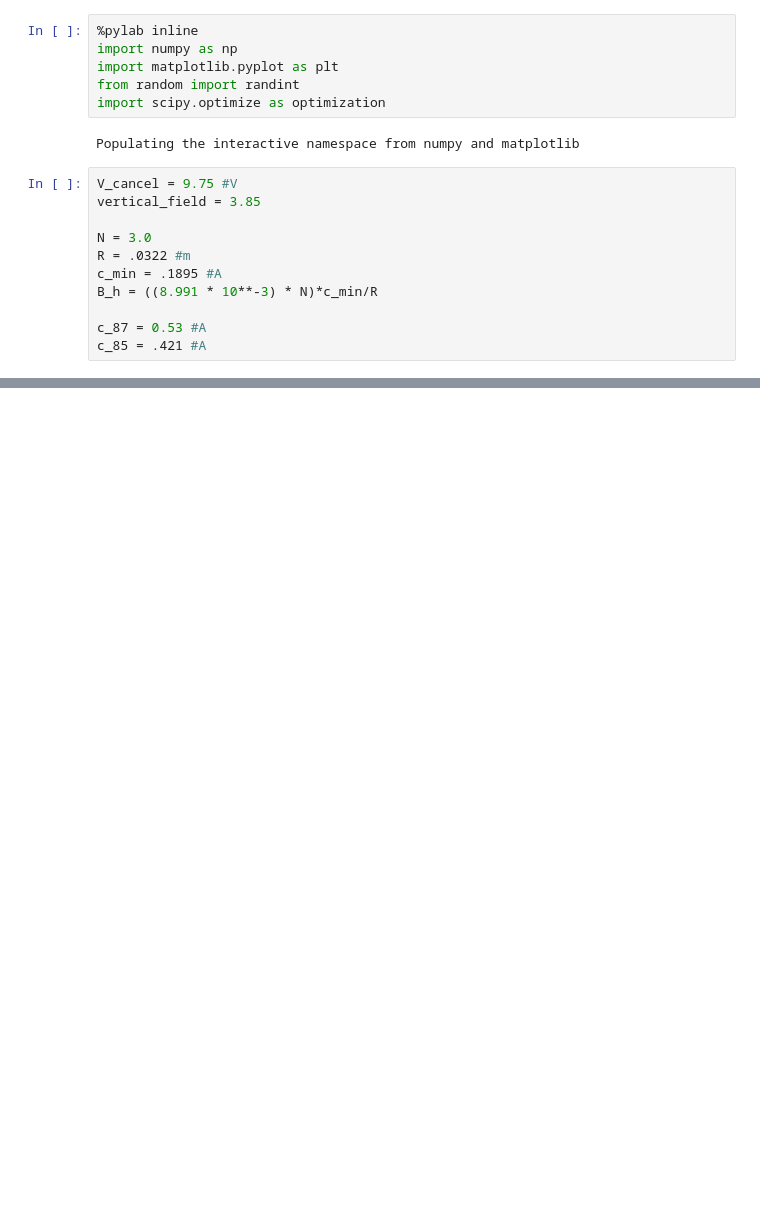
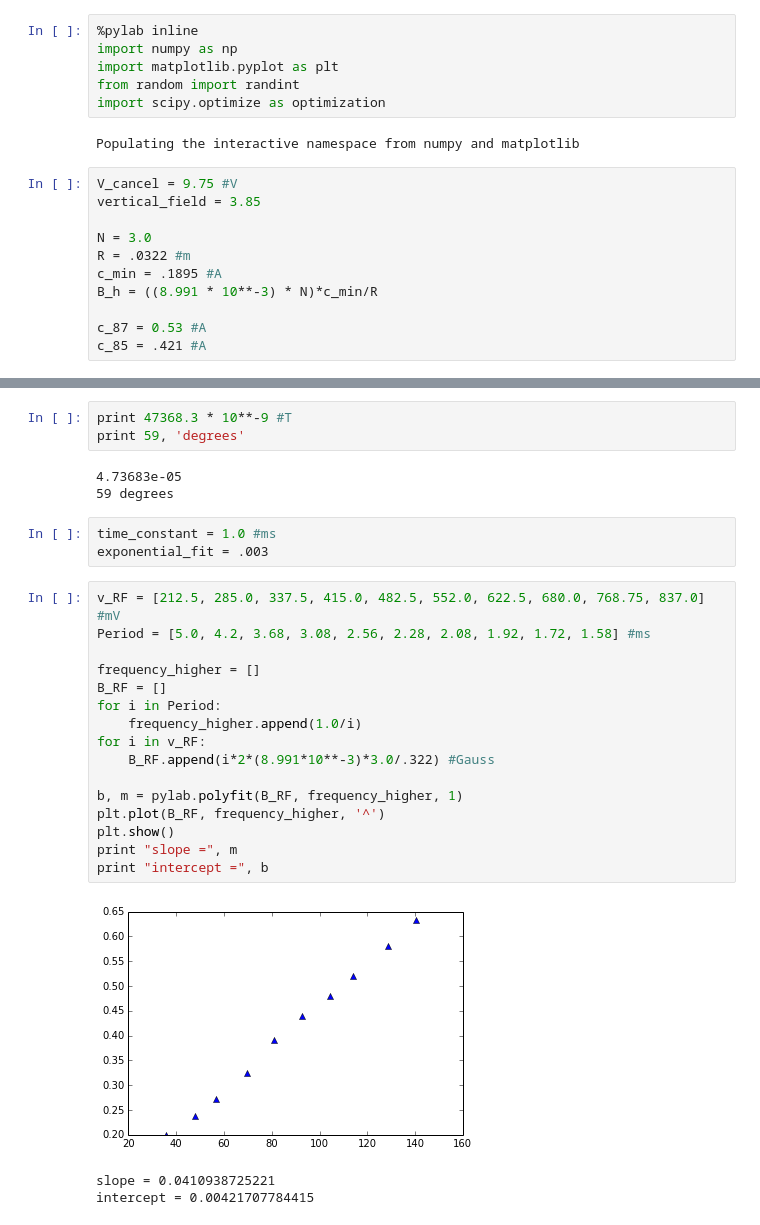
Before and after one commit to abardess/PHYS202-S14, a Jupyter notebook: OpticalPumping.ipynb, the cells around one changed output, grey strips where cells are left out. Saved outputs shown, nothing was run; the diff lists cells and outputs as text; blank space fills up the shorter version.

```diff
--- a/OpticalPumping.ipynb
+++ b/OpticalPumping.ipynb
@@ -52,0 +65,29 @@ plt.show()
+# %%
+print 47368.3 * 10**-9 #T
+print 59, 'degrees'
+# %% [output]
+4.73683e-05
+59 degrees
+# %%
+time_constant = 1.0 #ms
+exponential_fit = .003
+# %%
+v_RF = [212.5, 285.0, 337.5, 415.0, 482.5, 552.0, 622.5, 680.0, 768.75, 837.0] #mV
+Period = [5.0, 4.2, 3.68, 3.08, 2.56, 2.28, 2.08, 1.92, 1.72, 1.58] #ms
+
+frequency_higher = []
+B_RF = []
+for i in Period:
+    frequency_higher.append(1.0/i)
+for i in v_RF:
+    B_RF.append(i*2*(8.991*10**-3)*3.0/.322) #Gauss
+
+b, m = pylab.polyfit(B_RF, frequency_higher, 1)
+plt.plot(B_RF, frequency_higher, '^')
+plt.show()
+print "slope =", m
+print "intercept =", b
+# %% [output]
+[figure, added]
+slope = 0.0410938725221
+intercept = 0.00421707784415
```
Also changed, not shown: parts of 6 cells of this notebook.
